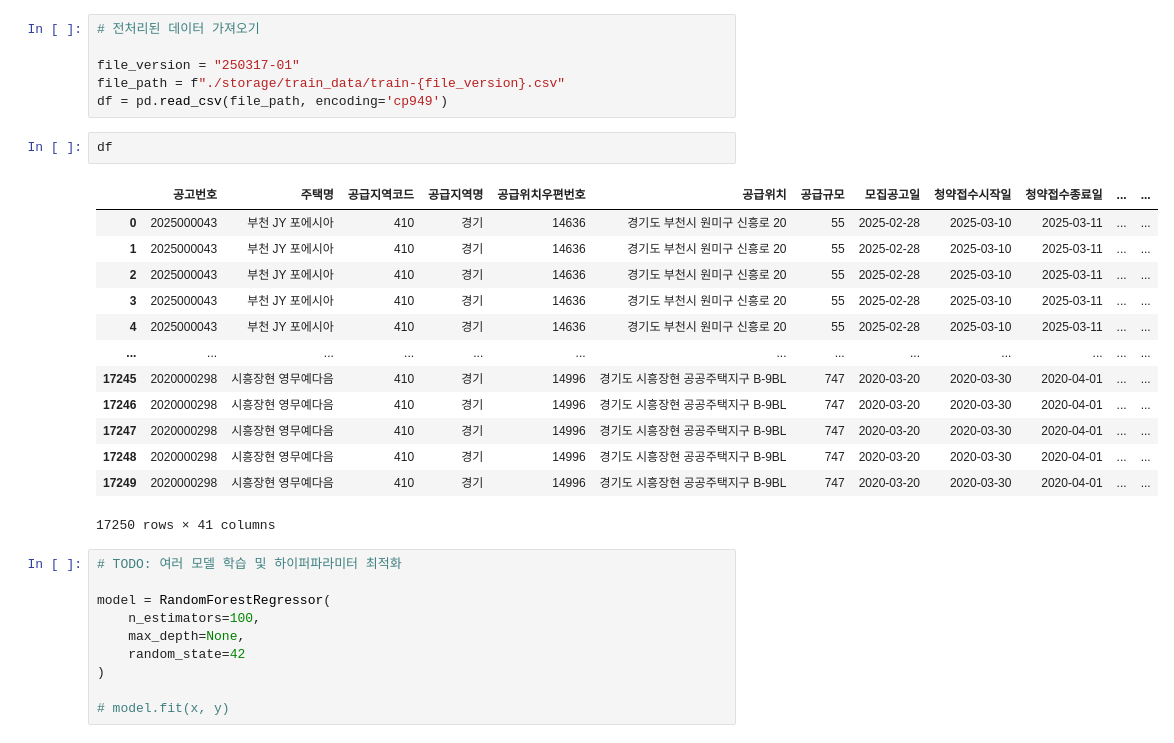
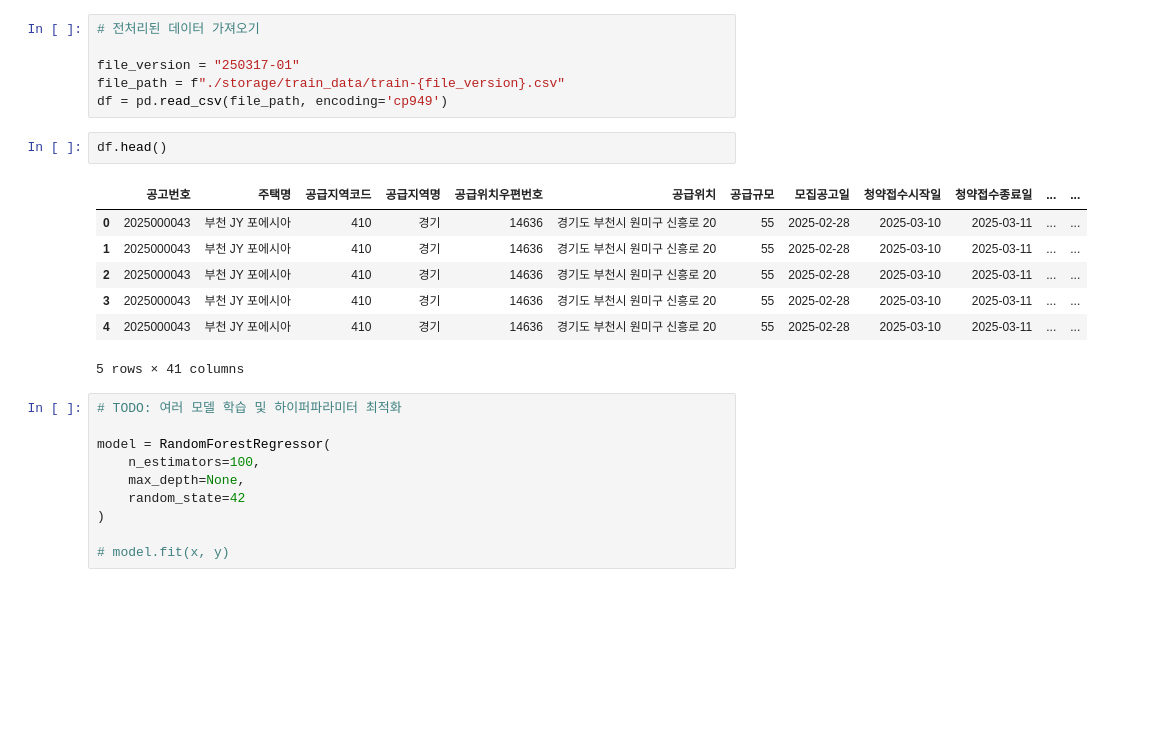
Before and after one commit to choikwangil95/HKToss-MLOps-Proejct, a Jupyter notebook: src/baseline.ipynb, the cells around one changed output. Cells and saved outputs as stored; diff of their text form; blank space fills up the shorter version.

```diff
--- a/src/baseline.ipynb
+++ b/src/baseline.ipynb
@@ -49,21 +33,15 @@ file_version = "250317-01"
 file_path = f"./storage/train_data/train-{file_version}.csv"
 df = pd.read_csv(file_path, encoding='cp949')
 # %%
-df
+df.head()
 # %% [output]
 |  | 공고번호 | 주택명 | 공급지역코드 | 공급지역명 | 공급위치우편번호 | 공급위치 | 공급규모 | 모집공고일 | 청약접수시작일 | 청약접수종료일 | ... | ... |
 | 0 | 2025000043 | 부천 JY 포에시아 | 410 | 경기 | 14636 | 경기도 부천시 원미구 신흥로 20 | 55 | 2025-02-28 | 2025-03-10 | 2025-03-11 | ... | ... |
 | 1 | 2025000043 | 부천 JY 포에시아 | 410 | 경기 | 14636 | 경기도 부천시 원미구 신흥로 20 | 55 | 2025-02-28 | 2025-03-10 | 2025-03-11 | ... | ... |
 | 2 | 2025000043 | 부천 JY 포에시아 | 410 | 경기 | 14636 | 경기도 부천시 원미구 신흥로 20 | 55 | 2025-02-28 | 2025-03-10 | 2025-03-11 | ... | ... |
 | 3 | 2025000043 | 부천 JY 포에시아 | 410 | 경기 | 14636 | 경기도 부천시 원미구 신흥로 20 | 55 | 2025-02-28 | 2025-03-10 | 2025-03-11 | ... | ... |
 | 4 | 2025000043 | 부천 JY 포에시아 | 410 | 경기 | 14636 | 경기도 부천시 원미구 신흥로 20 | 55 | 2025-02-28 | 2025-03-10 | 2025-03-11 | ... | ... |
-| ... | ... | ... | ... | ... | ... | ... | ... | ... | ... | ... | ... | ... |
-| 17245 | 2020000298 | 시흥장현 영무예다음 | 410 | 경기 | 14996 | 경기도 시흥장현 공공주택지구 B-9BL | 747 | 2020-03-20 | 2020-03-30 | 2020-04-01 | ... | ... |
-| 17246 | 2020000298 | 시흥장현 영무예다음 | 410 | 경기 | 14996 | 경기도 시흥장현 공공주택지구 B-9BL | 747 | 2020-03-20 | 2020-03-30 | 2020-04-01 | ... | ... |
-| 17247 | 2020000298 | 시흥장현 영무예다음 | 410 | 경기 | 14996 | 경기도 시흥장현 공공주택지구 B-9BL | 747 | 2020-03-20 | 2020-03-30 | 2020-04-01 | ... | ... |
-| 17248 | 2020000298 | 시흥장현 영무예다음 | 410 | 경기 | 14996 | 경기도 시흥장현 공공주택지구 B-9BL | 747 | 2020-03-20 | 2020-03-30 | 2020-04-01 | ... | ... |
-| 17249 | 2020000298 | 시흥장현 영무예다음 | 410 | 경기 | 14996 | 경기도 시흥장현 공공주택지구 B-9BL | 747 | 2020-03-20 | 2020-03-30 | 2020-04-01 | ... | ... |
-17250 rows × 41 columns
+5 rows × 41 columns
 # %%
 # TODO: 여러 모델 학습 및 하이퍼파라미터 최적화
 
```
Also changed, not shown: parts of 5 cells of this notebook, 3 other files.
